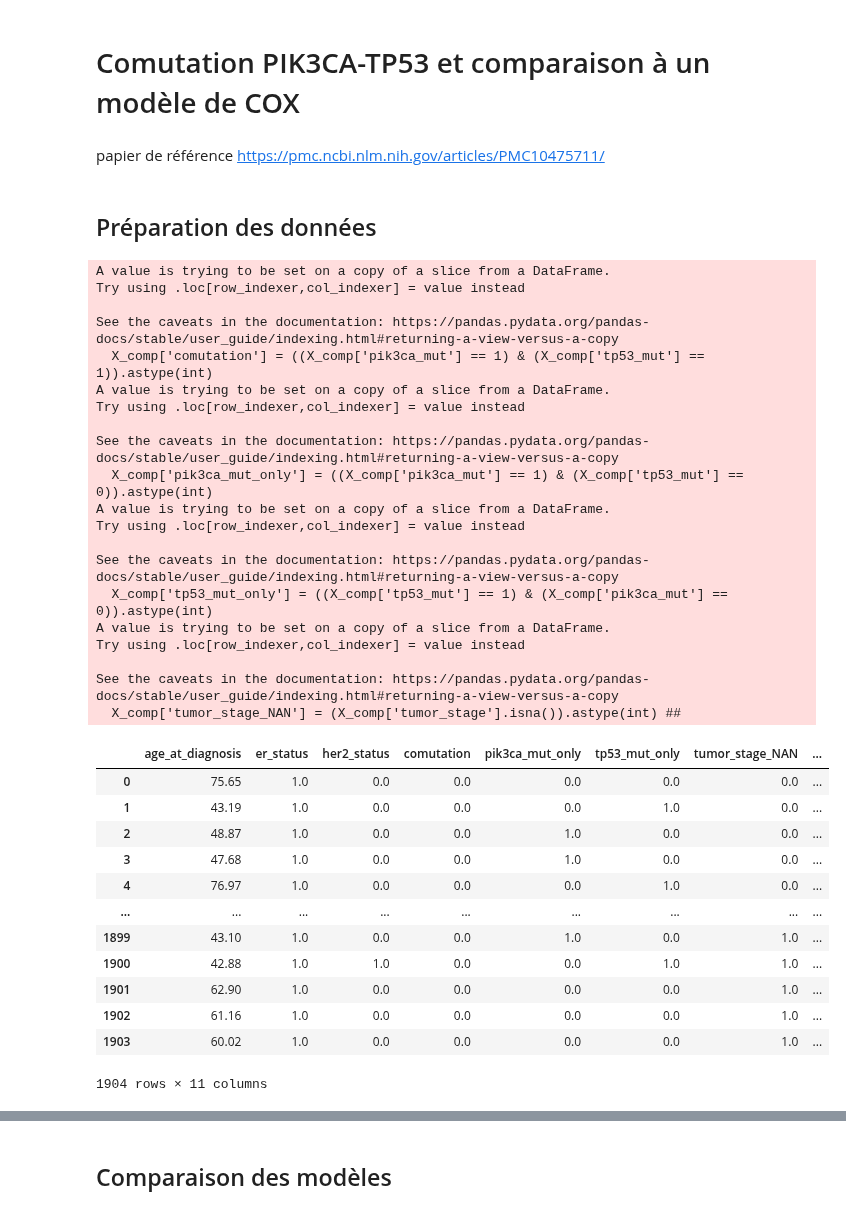
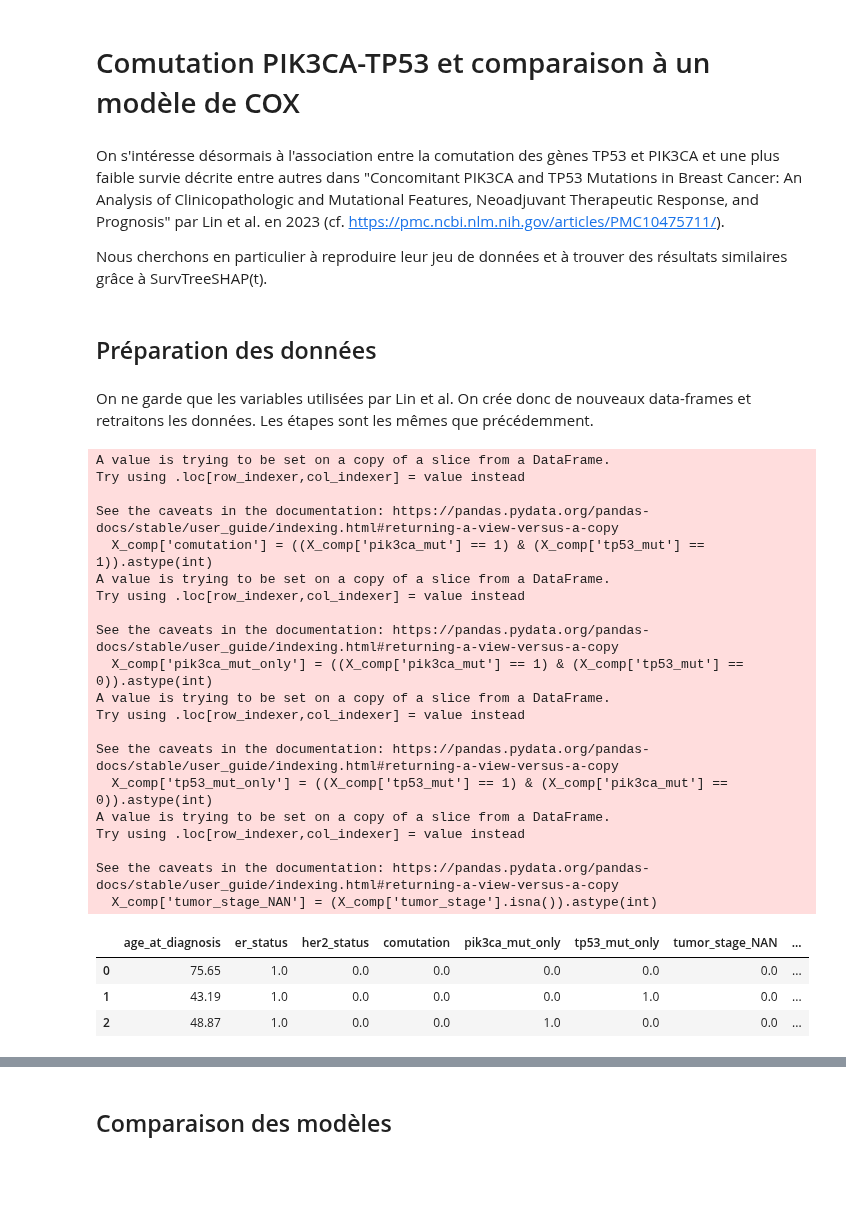
Before and after one commit to Clement-Dn/Surv-ML, a Jupyter notebook: SurvTreeShap_Metabric.ipynb, the cells around one changed output, grey strips where cells are left out. Saved outputs shown, nothing was run; the diff lists cells and outputs as text; code cells hidden in the pictures; blank space fills up the shorter version.

```diff
--- a/SurvTreeShap_Metabric.ipynb
+++ b/SurvTreeShap_Metabric.ipynb
@@ -168,57 +175,51 @@ STS.averagesurvshap(3, 10)
 # %% [markdown]
 # Comutation PIK3CA-TP53 et comparaison à un modèle de COX
-# %% [markdown]
-papier de référence https://pmc.ncbi.nlm.nih.gov/articles/PMC10475711/
+# %% [markdown]
+On s'intéresse désormais à l'association entre la comutation des gènes TP53 et PIK3CA et une plus faible survie décrite entre autres dans "Concomitant PIK3CA and TP53 Mutations in Breast Cancer: An Analysis of Clinicopathologic and Mutational Features, Neoadjuvant Therapeutic Response, and Prognosis" par Lin et al. en 2023 (cf. https://pmc.ncbi.nlm.nih.gov/articles/PMC10475711/).
+
+Nous cherchons en particulier à reproduire leur jeu de données et à trouver des résultats similaires grâce à SurvTreeSHAP(t).
 # %% [markdown]
 ## Préparation des données
+# %% [markdown]
+On ne garde que les variables utilisées par Lin et al. On crée donc de nouveaux data-frames et retraitons les données. Les étapes sont les mêmes que précédemment.
 # %%
 data_comp= data
-#data_comp = data.dropna(subset=['tumor_stage'])
-X_comp= data_comp[["age_at_diagnosis", "tumor_stage", 'er_status', "her2_status", "pik3ca_mut", "tp53_mut"]]
+X_comp= data_comp[["age_at_diagnosis", "tumor_stage", 'er_status', "her2_status", "pik3ca_mut", "tp53_mut"]] #seules variables que l'on garde pour x
+#indicatrices des mutations
 X_comp['comutation'] = ((X_comp['pik3ca_mut'] == 1) & (X_comp['tp53_mut'] == 1)).astype(int)
 X_comp['pik3ca_mut_only'] = ((X_comp['pik3ca_mut'] == 1) & (X_comp['tp53_mut'] == 0)).astype(int)
 X_comp['tp53_mut_only'] = ((X_comp['tp53_mut'] == 1) & (X_comp['pik3ca_mut'] == 0)).astype(int)
+#création de tumor stage NAN et traitement de tumor_stage
 nan_ilocs = np.where(X_comp['tumor_stage'].isna())[0]
-X_comp['tumor_stage_NAN'] = (X_comp['tumor_stage'].isna()).astype(int) ##
-#xys=(X_comp['tumor_stage'] == 0).astype(int).sum()
-#print(xys)
+X_comp['tumor_stage_NAN'] = (X_comp['tumor_stage'].isna()).astype(int)
 X_comp = pd.get_dummies(X_comp, columns=['tumor_stage']).astype(float)
 X_comp = X_comp.drop(columns=['pik3ca_mut', "tp53_mut", 'tumor_stage_0.0'])
-X_comp
+X_comp.head(3)
 # %% [output]
 A value is trying to be set on a copy of a slice from a DataFrame.
 Try using .loc[row_indexer,col_indexer] = value instead
 
 See the caveats in the documentation: https://pandas.pydata.org/pandas-docs/stable/user_guide/indexing.html#returning-a-view-versus-a-copy
   X_comp['comutation'] = ((X_comp['pik3ca_mut'] == 1) & (X_comp['tp53_mut'] == 1)).astype(int)
 A value is trying to be set on a copy of a slice from a DataFrame.
 Try using .loc[row_indexer,col_indexer] = value instead
 
 See the caveats in the documentation: https://pandas.pydata.org/pandas-docs/stable/user_guide/indexing.html#returning-a-view-versus-a-copy
   X_comp['pik3ca_mut_only'] = ((X_comp['pik3ca_mut'] == 1) & (X_comp['tp53_mut'] == 0)).astype(int)
 A value is trying to be set on a copy of a slice from a DataFrame.
 Try using .loc[row_indexer,col_indexer] = value instead
 
 See the caveats in the documentation: https://pandas.pydata.org/pandas-docs/stable/user_guide/indexing.html#returning-a-view-versus-a-copy
   X_comp['tp53_mut_only'] = ((X_comp['tp53_mut'] == 1) & (X_comp['pik3ca_mut'] == 0)).astype(int)
 A value is trying to be set on a copy of a slice from a DataFrame.
 Try using .loc[row_indexer,col_indexer] = value instead
 
 See the caveats in the documentation: https://pandas.pydata.org/pandas-docs/stable/user_guide/indexing.html#returning-a-view-versus-a-copy
-  X_comp['tumor_stage_NAN'] = (X_comp['tumor_stage'].isna()).astype(int) ##
+  X_comp['tumor_stage_NAN'] = (X_comp['tumor_stage'].isna()).astype(int)
 |  | age_at_diagnosis | er_status | her2_status | comutation | pik3ca_mut_only | tp53_mut_only | tumor_stage_NAN | ... |
 | 0 | 75.65 | 1.0 | 0.0 | 0.0 | 0.0 | 0.0 | 0.0 | ... |
 | 1 | 43.19 | 1.0 | 0.0 | 0.0 | 0.0 | 1.0 | 0.0 | ... |
 | 2 | 48.87 | 1.0 | 0.0 | 0.0 | 1.0 | 0.0 | 0.0 | ... |
-| 3 | 47.68 | 1.0 | 0.0 | 0.0 | 1.0 | 0.0 | 0.0 | ... |
-| 4 | 76.97 | 1.0 | 0.0 | 0.0 | 0.0 | 1.0 | 0.0 | ... |
-| ... | ... | ... | ... | ... | ... | ... | ... | ... |
-| 1899 | 43.10 | 1.0 | 0.0 | 0.0 | 1.0 | 0.0 | 1.0 | ... |
-| 1900 | 42.88 | 1.0 | 1.0 | 0.0 | 0.0 | 1.0 | 1.0 | ... |
-| 1901 | 62.90 | 1.0 | 0.0 | 0.0 | 0.0 | 0.0 | 1.0 | ... |
-| 1902 | 61.16 | 1.0 | 0.0 | 0.0 | 0.0 | 0.0 | 1.0 | ... |
-| 1903 | 60.02 | 1.0 | 0.0 | 0.0 | 0.0 | 0.0 | 1.0 | ... |
-1904 rows × 11 columns
 # %%
 y_comp = data_comp[["death_from_cancer", "overall_survival_months"]]
 y_comp['Died_of_Desease'] = (y_comp['death_from_cancer'] == 0).astype(int)
```
Also changed, not shown: parts of 54 cells of this notebook, 2 other files.
